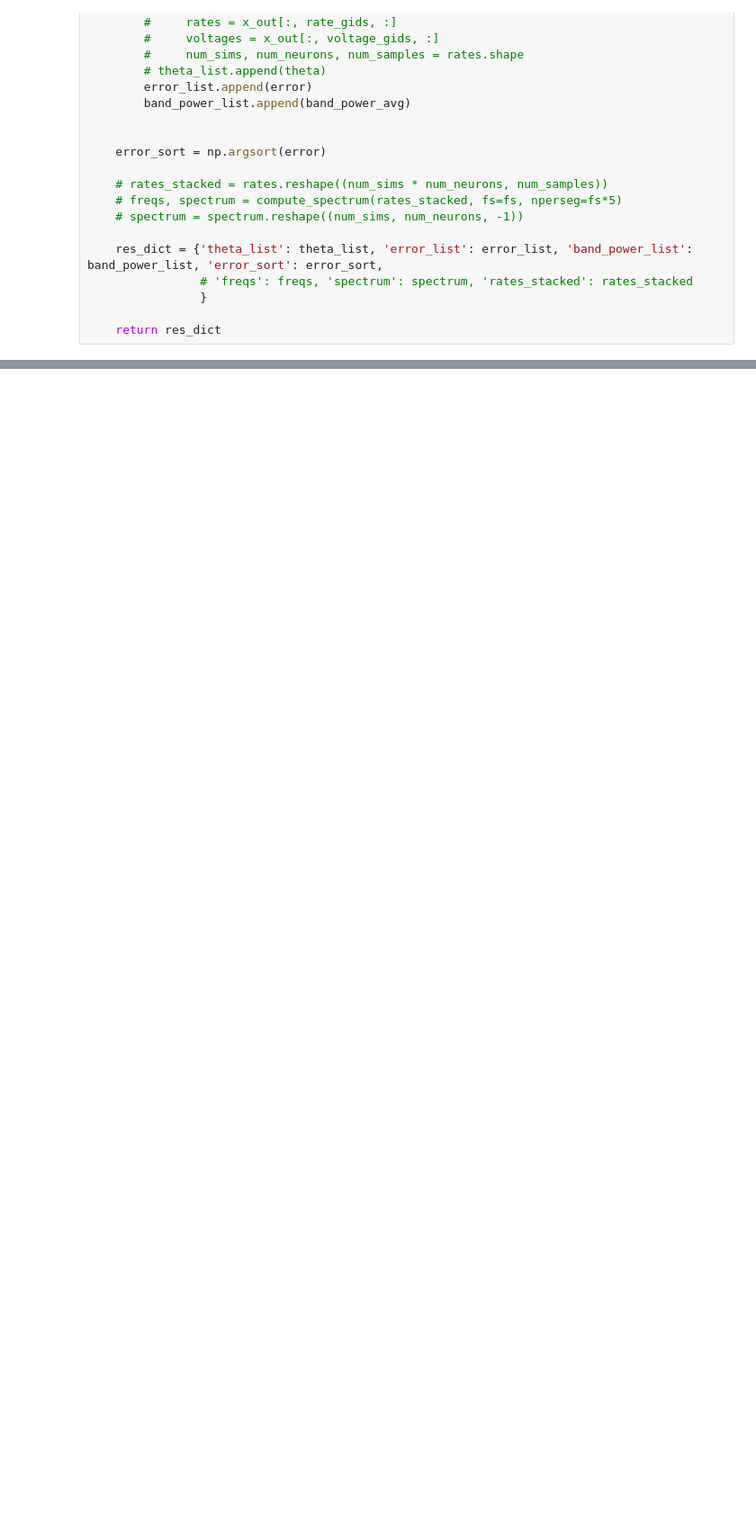
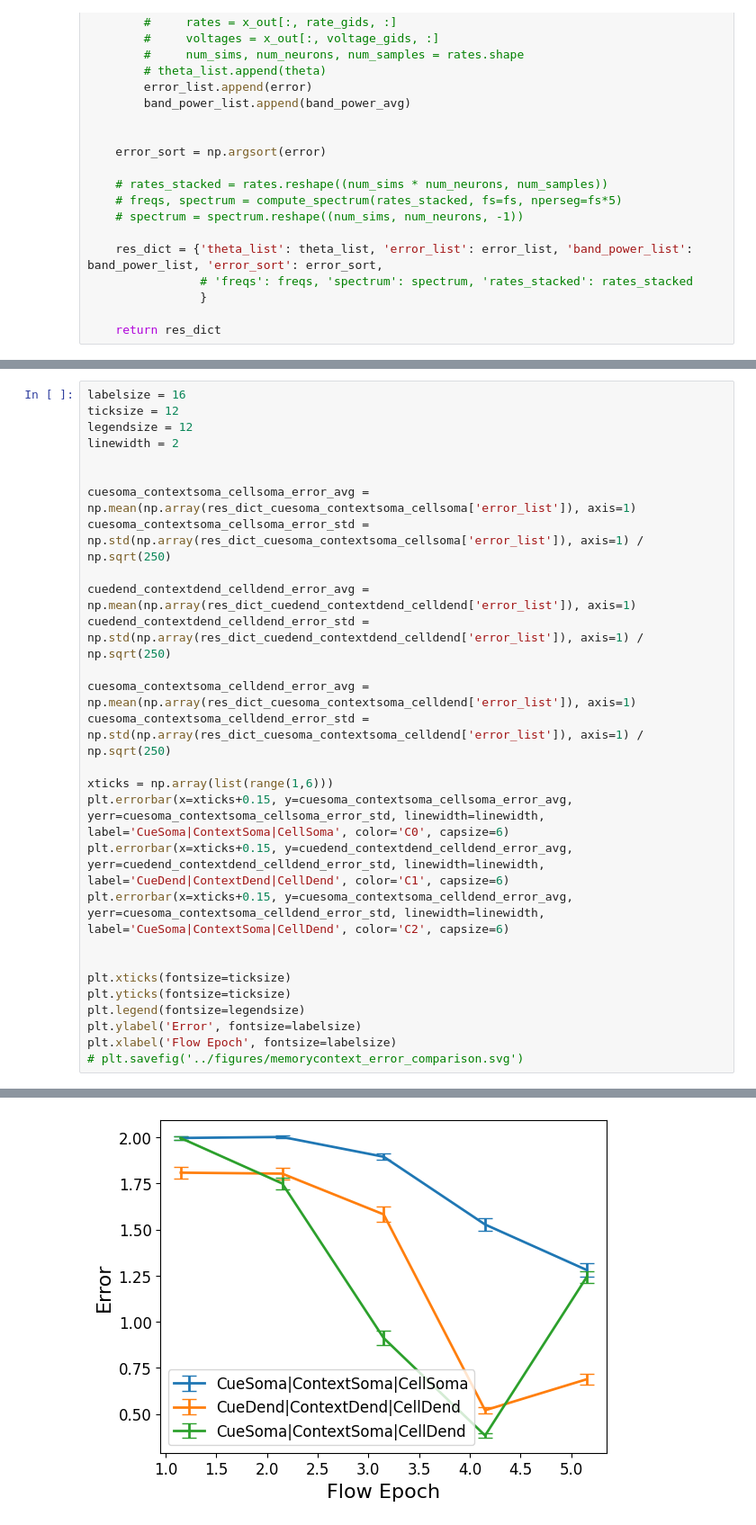
Before and after one commit to ntolley/dendractor, a Jupyter notebook: notebooks/plot_memorycontext_error_comparison.ipynb, the cells around one changed output, grey strips where cells are left out. Shown at 90% size. Saved outputs shown, nothing was run; the diff lists cells and outputs as text; blank space fills up the shorter version.

```diff
--- a/notebooks/plot_memorycontext_error_comparison.ipynb
+++ b/notebooks/plot_memorycontext_error_comparison.ipynb
@@ -221,0 +219,29 @@ NameError: name 'dendrite_error_avg' is not defined
+# %%
+labelsize = 16
+ticksize = 12
+legendsize = 12
+linewidth = 2
+
+
+cuesoma_contextsoma_cellsoma_error_avg = np.mean(np.array(res_dict_cuesoma_contextsoma_cellsoma['error_list']), axis=1)
+cuesoma_contextsoma_cellsoma_error_std = np.std(np.array(res_dict_cuesoma_contextsoma_cellsoma['error_list']), axis=1) / np.sqrt(250)
+
+cuedend_contextdend_celldend_error_avg = np.mean(np.array(res_dict_cuedend_contextdend_celldend['error_list']), axis=1)
+cuedend_contextdend_celldend_error_std = np.std(np.array(res_dict_cuedend_contextdend_celldend['error_list']), axis=1) / np.sqrt(250)
+
+cuesoma_contextsoma_celldend_error_avg = np.mean(np.array(res_dict_cuesoma_contextsoma_celldend['error_list']), axis=1)
+cuesoma_contextsoma_celldend_error_std = np.std(np.array(res_dict_cuesoma_contextsoma_celldend['error_list']), axis=1) / np.sqrt(250)
+
+xticks = np.array(list(range(1,6)))
+plt.errorbar(x=xticks+0.15, y=cuesoma_contextsoma_cellsoma_error_avg, yerr=cuesoma_contextsoma_cellsoma_error_std, linewidth=linewidth, label='CueSoma|ContextSoma|CellSoma', color='C0', capsize=6)
+plt.errorbar(x=xticks+0.15, y=cuedend_contextdend_celldend_error_avg, yerr=cuedend_contextdend_celldend_error_std, linewidth=linewidth, label='CueDend|ContextDend|CellDend', color='C1', capsize=6)
+plt.errorbar(x=xticks+0.15, y=cuesoma_contextsoma_celldend_error_avg, yerr=cuesoma_contextsoma_celldend_error_std, linewidth=linewidth, label='CueSoma|ContextSoma|CellDend', color='C2', capsize=6)
+
+
+plt.xticks(fontsize=ticksize)
+plt.yticks(fontsize=ticksize)
+plt.legend(fontsize=legendsize)
+plt.ylabel('Error', fontsize=labelsize)
+plt.xlabel('Flow Epoch', fontsize=labelsize)
+# plt.savefig('../figures/memorycontext_error_comparison.svg')
+# %% [output]
@@ -221,0 +249 @@ NameError: name 'dendrite_error_avg' is not defined
+[figure, added]
```
Also changed, not shown: parts of 8 cells of this notebook, 3 other files.
